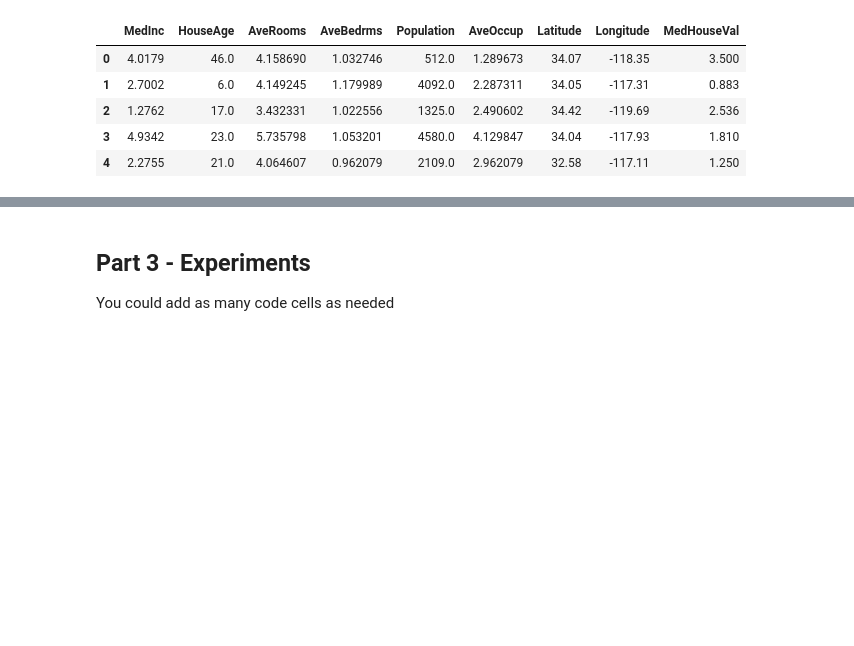
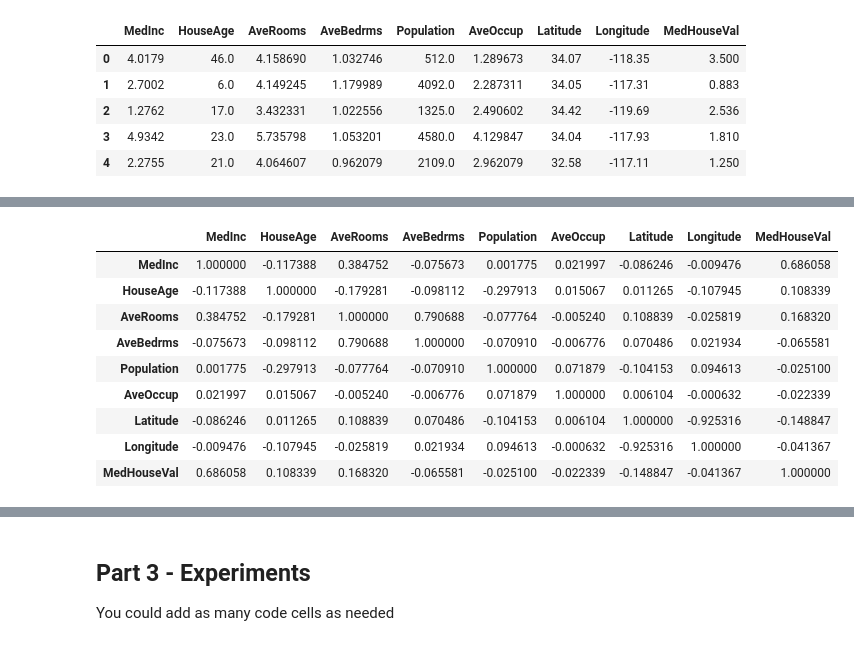
Before and after one commit to agamordechai/ml_house_prices, a Jupyter notebook: Assignment2_supervised_learning_flow.ipynb, the cells around one changed output, grey strips where cells are left out. Cells and saved outputs as stored; diff of their text form; code cells hidden in the pictures; blank space fills up the shorter version.

```diff
--- a/Assignment2_supervised_learning_flow.ipynb
+++ b/Assignment2_supervised_learning_flow.ipynb
@@ -138,0 +135,14 @@ plt.show()
+# %%
+corr = df_train.corr(method = 'pearson')
+corr
+# %% [output]
+|  | MedInc | HouseAge | AveRooms | AveBedrms | Population | AveOccup | Latitude | Longitude | MedHouseVal |
+| MedInc | 1.000000 | -0.117388 | 0.384752 | -0.075673 | 0.001775 | 0.021997 | -0.086246 | -0.009476 | 0.686058 |
+| HouseAge | -0.117388 | 1.000000 | -0.179281 | -0.098112 | -0.297913 | 0.015067 | 0.011265 | -0.107945 | 0.108339 |
+| AveRooms | 0.384752 | -0.179281 | 1.000000 | 0.790688 | -0.077764 | -0.005240 | 0.108839 | -0.025819 | 0.168320 |
+| AveBedrms | -0.075673 | -0.098112 | 0.790688 | 1.000000 | -0.070910 | -0.006776 | 0.070486 | 0.021934 | -0.065581 |
+| Population | 0.001775 | -0.297913 | -0.077764 | -0.070910 | 1.000000 | 0.071879 | -0.104153 | 0.094613 | -0.025100 |
+| AveOccup | 0.021997 | 0.015067 | -0.005240 | -0.006776 | 0.071879 | 1.000000 | 0.006104 | -0.000632 | -0.022339 |
+| Latitude | -0.086246 | 0.011265 | 0.108839 | 0.070486 | -0.104153 | 0.006104 | 1.000000 | -0.925316 | -0.148847 |
+| Longitude | -0.009476 | -0.107945 | -0.025819 | 0.021934 | 0.094613 | -0.000632 | -0.925316 | 1.000000 | -0.041367 |
+| MedHouseVal | 0.686058 | 0.108339 | 0.168320 | -0.065581 | -0.025100 | -0.022339 | -0.148847 | -0.041367 | 1.000000 |
```
Also changed, not shown: parts of 13 cells of this notebook.
